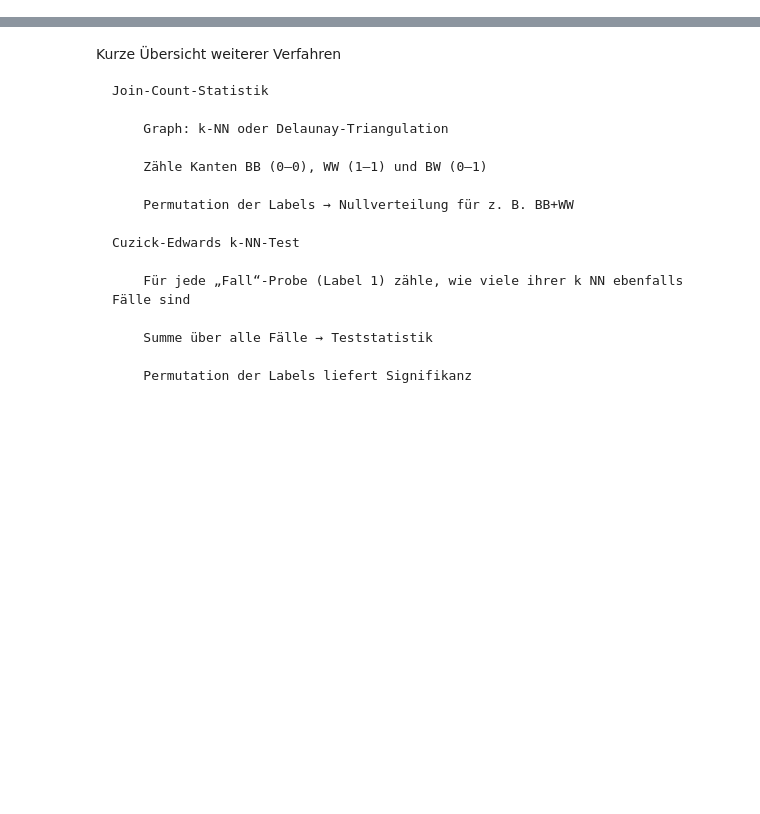
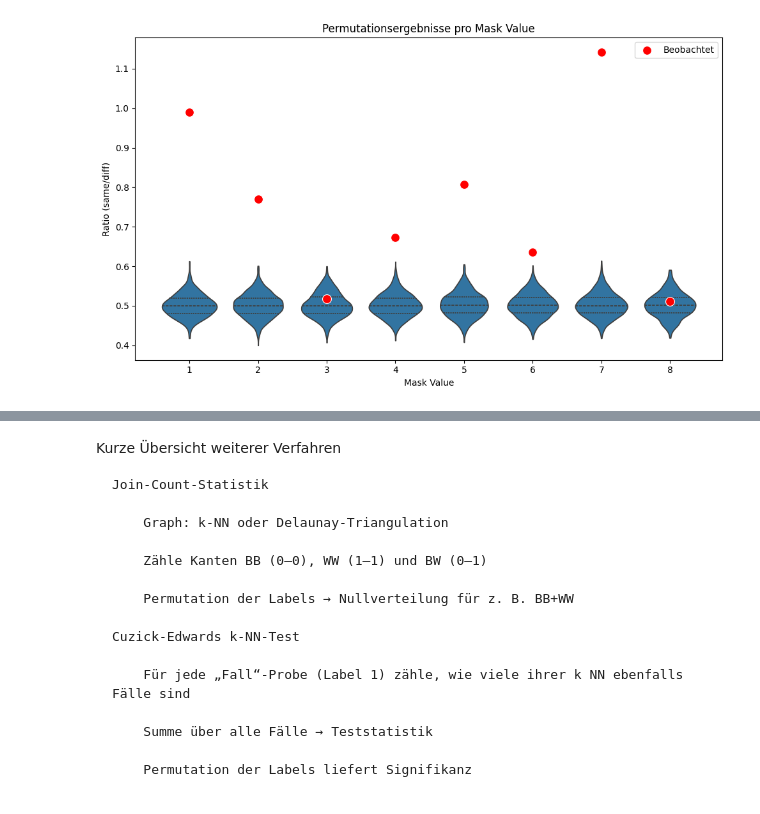
Before and after one commit to maxschwalenberg/master_thesis, a Jupyter notebook: permutation_analysis.ipynb, the cells around one changed output, grey strips where cells are left out. Saved outputs shown, nothing was run; the diff lists cells and outputs as text; code cells hidden in the pictures; blank space fills up the shorter version.

```diff
--- a/permutation_analysis.ipynb
+++ b/permutation_analysis.ipynb
@@ -315,6 +400,7 @@ def permutation_test_knn_ratio(
         same_total += same
         diff_total += diff
     ratio_obs = same_total / diff_total
+    # prop_obs = same_total / (n * n_neighbors)
 
     # 4) Permutationstest
     ratio_perm = np.empty(B)
@@ -342,7 +428,7 @@ def permutation_test_knn_ratio(
 # X = dein (n×2)-Array mit MDS-Koordinaten
 # y = dein Binär-Label-Array (0/1)
 
-res = permutation_test_knn_ratio(X, labels, n_neighbors=3, B=10000)
+res = permutation_test_knn_ratio(X, labels, n_neighbors=7, B=1000)
 print(f"Beobachtetes Ratio (same/diff): {res['ratio_obs']:.3f}")
 print(f"Permutation p-value            : {res['p_value']:.4f}")
 # %% [output]
@@ -350,0 +437,83 @@ Permutation p-value            : 0.0001
+# %%
+import seaborn as sns
+
+# Parameter
+subject = 1
+n_neighbors = 4
+B = 1000
+
+# Labels & metadata einmal laden
+metadata = np.load(f"data/rdm/rdm_3_classes/subj_{subject:02d}/subj_{subject:02d}/metadata.npy")
+animate_labels = pd.read_excel(f"data/labels/subj_{subject:02d}/animate_nonface/animate_non_face_final.xlsx")
+face_labels    = pd.read_excel(f"data/labels/subj_{subject:02d}/faces/faces_final.xlsx")
+
+animals_ids = [int(x) for x in animate_labels.loc[animate_labels["label"]=="animals","cocoId"]]
+persons_ids = [int(x) for x in animate_labels.loc[animate_labels["label"]=="personen","cocoId"]]
+faces_ids   = [int(x) for x in face_labels["cocoId"]]
+
+all_perm = []
+all_obs  = []
+
+for mask_value in range(1, 9):
+    # X laden
+    X = np.load(
+        f"data/mds/mds_3_classes/subj_{subject:02d}/subj_{subject:02d}"
+        f"/mask_{mask_value}_averaged_both_mds.npy"
+    )
+    # Labels erzeugen
+    labels = []
+    for entry in metadata:
+        cid = int(entry.lstrip("0"))
+        if   cid in animals_ids: labels.append(1)
+        elif cid in persons_ids: labels.append(2)
+        elif cid in faces_ids:   labels.append(0)
+        else: raise ValueError(f"Unbekannter cocoId {cid}")
+    labels = np.array(labels)
+
+    # Permutationstest einmal pro Maske
+    res = permutation_test_knn_ratio(X, labels,
+                                     n_neighbors=n_neighbors,
+                                     B=B)
+    # Permutationswerte sammeln
+    for val in res['ratio_perm']:
+        all_perm.append({
+            'mask_value': mask_value,
+            'ratio': val
+        })
+    # Beobachteten Wert sammeln
+    all_obs.append({
+        'mask_value': mask_value-1,
+        'ratio': res['ratio_obs']
+    })
+
+# DataFrames erstellen
+df_perm = pd.DataFrame(all_perm)
+df_obs  = pd.DataFrame(all_obs)
+
+# Violin-Plot über Mask Values
+plt.figure(figsize=(10, 6))
+sns.violinplot(
+    x='mask_value',
+    y='ratio',
+    data=df_perm,
+    inner='quartile',
+    cut=0
+)
+sns.scatterplot(
+    x='mask_value',
+    y='ratio',
+    data=df_obs,
+    color='red',
+    s=100,
+    zorder=10,
+    label='Beobachtet'
+)
+
+plt.xlabel('Mask Value')
+plt.ylabel('Ratio (same/diff)')
+plt.title('Permutationsergebnisse pro Mask Value')
+plt.legend()
+plt.tight_layout()
+plt.show()
+# %% [output]
+[figure, added]
```
Also changed, not shown: parts of 30 cells of this notebook, 49 other files.
